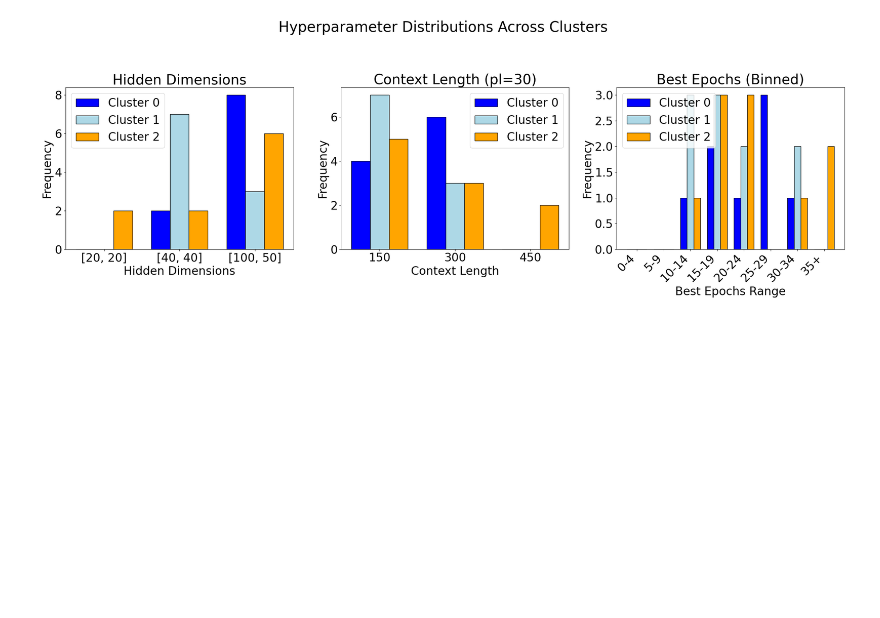
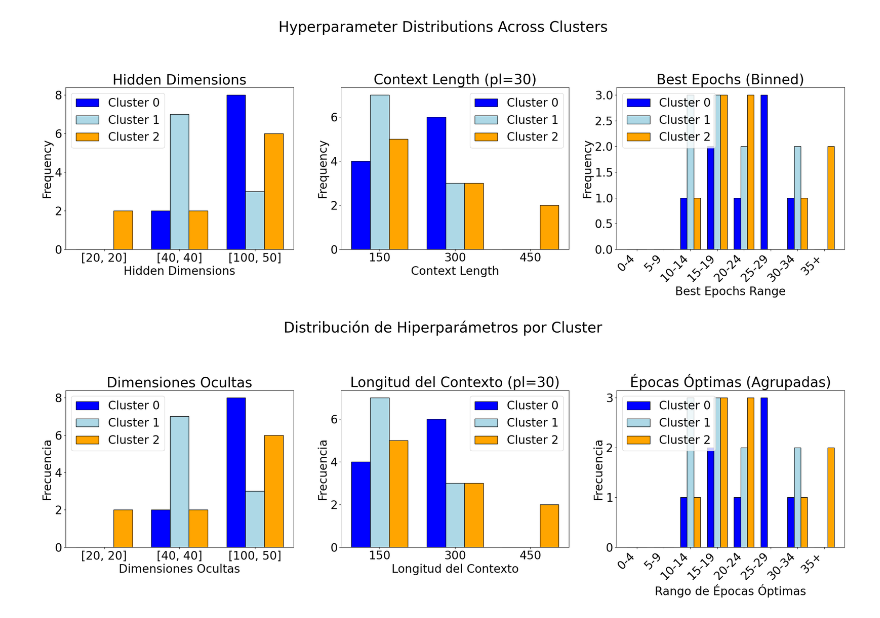
Before and after one commit to SantiagoRomanoOddone/MasterThesis, a Jupyter notebook: metrics/sff_evaluation.ipynb, the cells around one changed output. Cells and saved outputs as stored; diff of their text form; code cells hidden in the pictures; blank space fills up the shorter version.

```diff
--- a/metrics/sff_evaluation.ipynb
+++ b/metrics/sff_evaluation.ipynb
@@ -676,3 +676,99 @@ prediction_length = 30
 plot_all_clusters(cluster_0_results, cluster_1_results, cluster_2_results, prediction_length)
 # %% [output]
 [figure]
+# %%
+import matplotlib.pyplot as plt
+import matplotlib as mpl
+import numpy as np
+from collections import Counter
+
+mpl.rcParams.update({'font.size': 24})
+
+def plot_all_clusters(cluster_0_results, cluster_1_results, cluster_2_results, prediction_length):
+    fig, axes = plt.subplots(nrows=1, ncols=3, figsize=(24, 8))
+    text_size = 24
+    fig.suptitle("Distribución de Hiperparámetros por Cluster", fontsize=text_size + 6, y=1.05)
+
+    colores = {
+        'Cluster 0': 'blue',
+        'Cluster 1': 'lightblue',
+        'Cluster 2': 'orange'
+    }
+
+    ancho_barra = 0.25
+    posiciones_x = np.arange(3)
+
+    todos_los_resultados = {
+        'Cluster 0': cluster_0_results,
+        'Cluster 1': cluster_1_results,
+        'Cluster 2': cluster_2_results
+    }
+
+    posibles_dim = ["[20, 20]", "[40, 40]", "[100, 50]"]
+    datos_hd = {}
+    for nombre_cluster, resultados in todos_los_resultados.items():
+        dim_ocultas = [str(res["best_params"]["hidden_dimensions"]) for res in resultados.values()]
+        cuentas = [dim_ocultas.count(dim) for dim in posibles_dim]
+        datos_hd[nombre_cluster] = cuentas
+
+    for i, (nombre_cluster, cuentas) in enumerate(datos_hd.items()):
+        axes[0].bar(posiciones_x + i*ancho_barra, cuentas, width=ancho_barra,
+                    color=colores[nombre_cluster], label=nombre_cluster, edgecolor='black')
+
+    axes[0].set_xticks(posiciones_x + ancho_barra)
+    axes[0].set_xticklabels(posibles_dim)
+    axes[0].set_xlabel("Dimensiones Ocultas")
+    axes[0].set_ylabel("Frecuencia")
+    axes[0].set_title("Dimensiones Ocultas")
+    axes[0].tick_params(axis='both', labelsize=text_size)
+    axes[0].legend(fontsize=text_size)
+
+    posibles_cl = [5*prediction_length, 10*prediction_length, 15*prediction_length]
+    datos_cl = {}
+    for nombre_cluster, resultados in todos_los_resultados.items():
+        valores_cl = [res["best_params"]["context_length"] for res in resultados.values()]
+        cuentas = [valores_cl.count(cl) for cl in posibles_cl]
+        datos_cl[nombre_cluster] = cuentas
+
+    for i, (nombre_cluster, cuentas) in enumerate(datos_cl.items()):
+        axes[1].bar(posiciones_x + i*ancho_barra, cuentas, width=ancho_barra,
+                    color=colores[nombre_cluster], label=nombre_cluster, edgecolor='black')
+
+    axes[1].set_xticks(posiciones_x + ancho_barra)
+    axes[1].set_xticklabels([str(cl) for cl in posibles_cl])
+    axes[1].set_xlabel("Longitud del Contexto")
+    axes[1].set_ylabel("Frecuencia")
+    axes[1].set_title(f"Longitud del Contexto (pl={prediction_length})")
+    axes[1].tick_params(axis='both', labelsize=text_size)
+    axes[1].legend(fontsize=text_size)
+
+    bordes_bin = range(0, 41, 5)
+    datos_epocas = {}
+    for nombre_cluster, resultados in todos_los_resultados.items():
+        epocas = [res.get("best_epochs") for res in resultados.values() if res.get("best_epochs") is not None]
+        cuentas_bin = np.histogram(epocas, bins=bordes_bin)[0]
+        datos_epocas[nombre_cluster] = cuentas_bin
+
+    pos_x = np.arange(len(bordes_bin)-1)
+    etiquetas_x = [f"{int(bordes_bin[i])}-{int(bordes_bin[i+1])-1}" for i in range(len(bordes_bin)-1)]
+    etiquetas_x[-1] = f"{int(bordes_bin[-2])}+"
+
+    for i, (nombre_cluster, cuentas) in enumerate(datos_epocas.items()):
+        axes[2].bar(pos_x + i*ancho_barra, cuentas, width=ancho_barra,
+                    color=colores[nombre_cluster], label=nombre_cluster, edgecolor='black')
+
+    axes[2].set_xticks(pos_x + ancho_barra)
+    axes[2].set_xticklabels(etiquetas_x, rotation=45, ha='right')
+    axes[2].set_xlabel("Rango de Épocas Óptimas")
+    axes[2].set_ylabel("Frecuencia")
+    axes[2].set_title("Épocas Óptimas (Agrupadas)")
+    axes[2].tick_params(axis='both', labelsize=text_size)
+    axes[2].legend(fontsize=text_size)
+
+    plt.tight_layout()
+    plt.show()
+
+prediction_length = 30
+plot_all_clusters(cluster_0_results, cluster_1_results, cluster_2_results, prediction_length)
+# %% [output]
+[figure, added]
```
Also changed, not shown: parts of 4 cells of this notebook.
